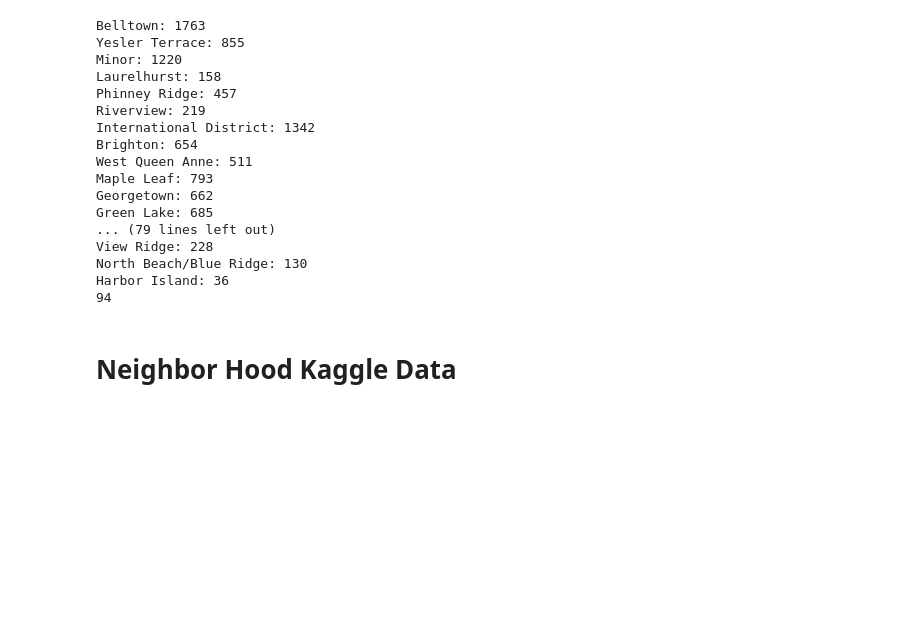
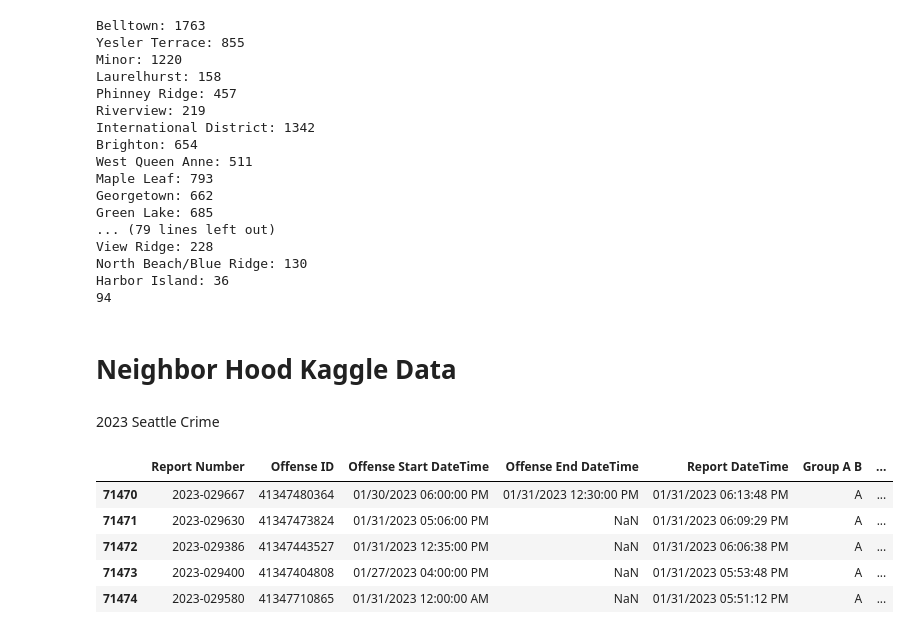
Before and after one commit to lesther-dumos/Visualizing-Seattle-Crime-Data-Exploring-Offenses, a Jupyter notebook: assets/data_wrangle.ipynb, the cells around one changed output. Drawn from its saved outputs; the diff is of its cells as text; code cells hidden in the pictures; blank space fills up the shorter version.

```diff
--- a/assets/data_wrangle.ipynb
+++ b/assets/data_wrangle.ipynb
@@ -191,3 +193,16 @@ for feature in json_data['features']:
 # Save the updated JSON data
 with open('neighbor_data.json', 'w') as file:
     json.dump(json_data, file, indent=2)
+# %% [markdown]
+2023 Seattle Crime
+# %%
+seattleCrime = pd.read_csv('crime_data_2022_up (1).csv')
+seattleCrime = seattleCrime[seattleCrime['Year'] == 2023]
+seattleCrime.head()
+# %% [output]
+|  | Report Number | Offense ID | Offense Start DateTime | Offense End DateTime | Report DateTime | Group A B | ... |
+| 71470 | 2023-029667 | 41347480364 | 01/30/2023 06:00:00 PM | 01/31/2023 12:30:00 PM | 01/31/2023 06:13:48 PM | A | ... |
+| 71471 | 2023-029630 | 41347473824 | 01/31/2023 05:06:00 PM | NaN | 01/31/2023 06:09:29 PM | A | ... |
+| 71472 | 2023-029386 | 41347443527 | 01/31/2023 12:35:00 PM | NaN | 01/31/2023 06:06:38 PM | A | ... |
+| 71473 | 2023-029400 | 41347404808 | 01/27/2023 04:00:00 PM | NaN | 01/31/2023 05:53:48 PM | A | ... |
+| 71474 | 2023-029580 | 41347710865 | 01/31/2023 12:00:00 AM | NaN | 01/31/2023 05:51:12 PM | A | ... |
```
Also changed, not shown: parts of 1 cell of this notebook, 2 other files.
